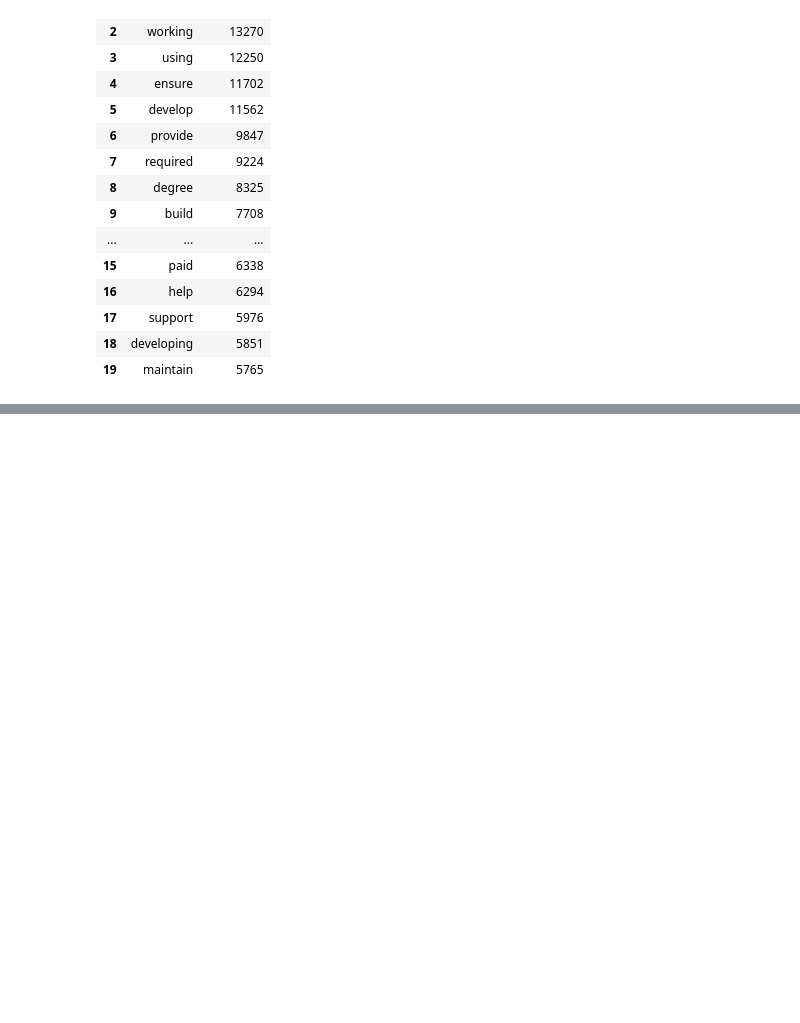
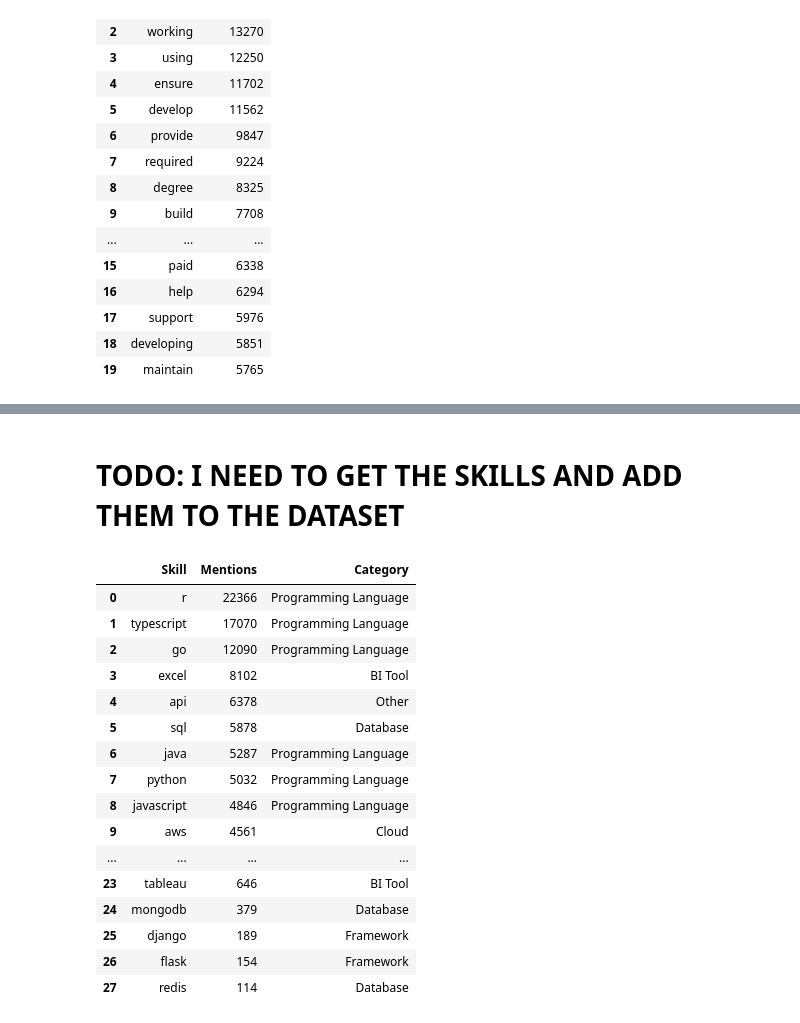
Before and after one commit to Barderus/job-market-dashboard, a Jupyter notebook: notebooks/02 - EDA_2.ipynb, the cells around one changed output, grey strips where cells are left out. Drawn from its saved outputs; the diff is of its cells as text; code cells hidden in the pictures; blank space fills up the shorter version.

```diff
--- a/notebooks/02 - EDA_2.ipynb
+++ b/notebooks/02 - EDA_2.ipynb
@@ -266,0 +357,22 @@ plt.show()
+# %% [markdown]
+# TODO: I NEED TO GET THE SKILLS AND ADD THEM TO THE DATASET
+# %%
+tech_skills_df
+# %% [output]
+|  | Skill | Mentions | Category |
+| 0 | r | 22366 | Programming Language |
+| 1 | typescript | 17070 | Programming Language |
+| 2 | go | 12090 | Programming Language |
+| 3 | excel | 8102 | BI Tool |
+| 4 | api | 6378 | Other |
+| 5 | sql | 5878 | Database |
+| 6 | java | 5287 | Programming Language |
+| 7 | python | 5032 | Programming Language |
+| 8 | javascript | 4846 | Programming Language |
+| 9 | aws | 4561 | Cloud |
+| ... | ... | ... | ... |
+| 23 | tableau | 646 | BI Tool |
+| 24 | mongodb | 379 | Database |
+| 25 | django | 189 | Framework |
+| 26 | flask | 154 | Framework |
+| 27 | redis | 114 | Database |
```
Also changed, not shown: parts of 18 cells of this notebook.
